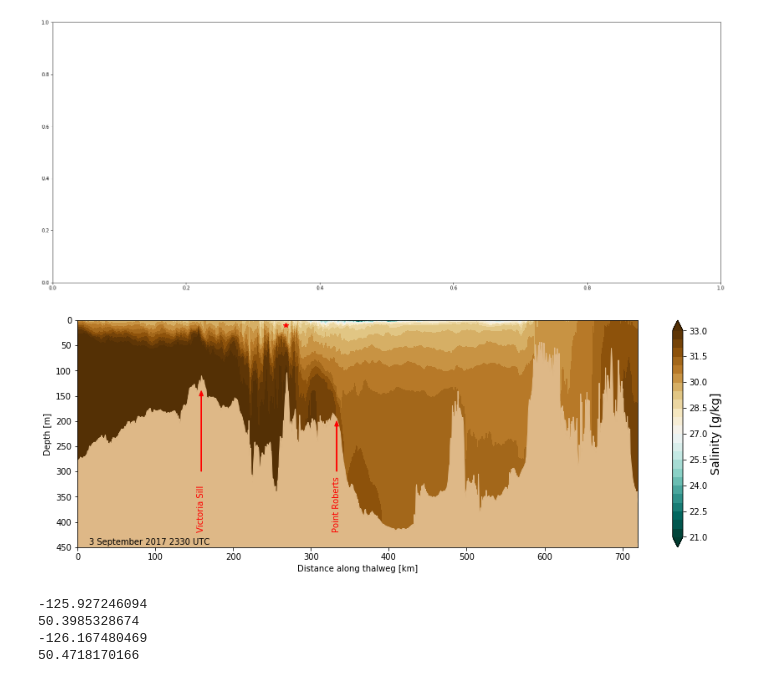
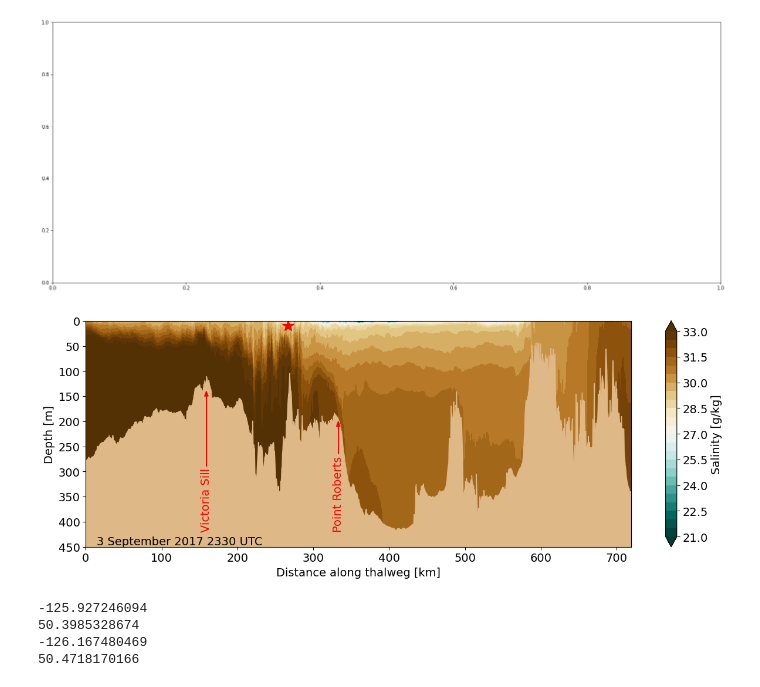
Before and after one commit to SalishSeaCast/analysis-susan, a Jupyter notebook: notebooks/Ariane/Ariane_Locations.ipynb, the cells around one changed output. Saved outputs shown, nothing was run; the diff lists cells and outputs as text; code cells hidden in the pictures.

```diff
--- a/notebooks/Ariane/Ariane_Locations.ipynb
+++ b/notebooks/Ariane/Ariane_Locations.ipynb
@@ -14,6 +14,8 @@ T_lon = bathymetry.variables['nav_lon'][:]
 T_lat = bathymetry.variables['nav_lat'][:]
 grid = meshgrid.variables['gdepw_0'][:]
 depths = meshgrid.variables['gdept_1d'][:]
+# %%
+plt.rcParams['font.size'] = 14
 # %%
 fig, ax = plt.subplots(1, 1, figsize=(15,5))
 visualisations.contour_thalweg(ax, sal2017, bathymetry, meshgrid, clevels=[28, 29, 30, 31, 32, 33, 34], cmap='copper_r',
@@ -73,34 +75,35 @@ plt.xlim(200,800)
 ValueError: Colormap spectral is not recognized. Possible values are: Accent, Accent_r, Blues, Blues_r, BrBG, BrBG_r, BuGn, BuGn_r, BuPu, BuPu_r, CMRmap, CMRmap_r, Dark2, Dark2_r, GnBu, GnBu_r, Greens ...
 [figure]
 # %%
-fT2017 = nc.Dataset('/results2/SalishSea/nowcast-green.201806/03sep17/SalishSea_1h_20170903_20170903_grid_T.nc','r')
+#fT2017 = nc.Dataset('/results2/SalishSea/nowcast-green.201806/03sep17/SalishSea_1h_20170903_20170903_grid_T.nc','r')
+fT2017 = nc.Dataset('/home/sallen/MEOPAR/estuarine_flux_paper/SalishSea_1h_20170903_20170903_grid_T.nc')
 sal2017 = fT2017.variables['vosaline'][23,:]
 m = sal2017 == 0
 sal2017 = np.ma.array(sal2017,mask=m)
 fig, ax = plt.subplots(1, 1, figsize=(15,5))
 cbar = visualisations.contour_thalweg(ax, sal2017, bathymetry, meshgrid,
                                clevels=[
                                    21, 21.5, 22, 22.5, 23, 23.5, 24, 24.5, 25, 25.5, 26, 26.5,
                                         27, 27.5,
                                    28, 28.5, 29, 29.5, 30, 30.5, 31, 31.5, 32, 32.5, 33], cmap='BrBG_r',
                               xcoord_distance=True)
 cbar.set_label(label='Salinity [g/kg]', size=14)
 
 # Timestamp
 ax.text(0.02, 0.01, '3 September 2017 2330 UTC', transform=ax.transAxes)
 
-ax.arrow(159, 300, 0, -150, fc='r', ec='r', head_width=5, head_length=10)
-ax.plot(267, 10, 'r*')
-ax.arrow(333, 300, 0, -90, fc='r', ec='r', head_width=5, head_length=10)
+ax.arrow(159, 290, 0, -140, fc='r', ec='r', head_width=5, head_length=10)
+ax.plot(267, 10, 'r*', markersize=15)
+ax.arrow(333, 265, 0, -55, fc='r', ec='r', head_width=5, head_length=10)
 ax.text(159, 420, 'Victoria Sill', rotation=90, horizontalalignment='center',
         verticalalignment='bottom', color='r')
 ax.text(333, 420, 'Point Roberts', rotation=90, horizontalalignment='center',
         verticalalignment='bottom', color='r')
 ax.set_ylim(450, 0)
 plt.savefig('allen_thalweg_19aug19.png')
 plt.savefig('allen_thalweg_19aug19.pdf')
 # %% [output]
-[figure, old version]
+[figure, new version]
 # %%
 fT2017 = nc.Dataset('/results/SalishSea/nowcast-green/03sep17/SalishSea_1h_20170903_20170903_grid_T.nc','r')
 sal2017 = fT2017.variables['vosaline'][23,:]
```
Also changed, not shown: 4 other files.
